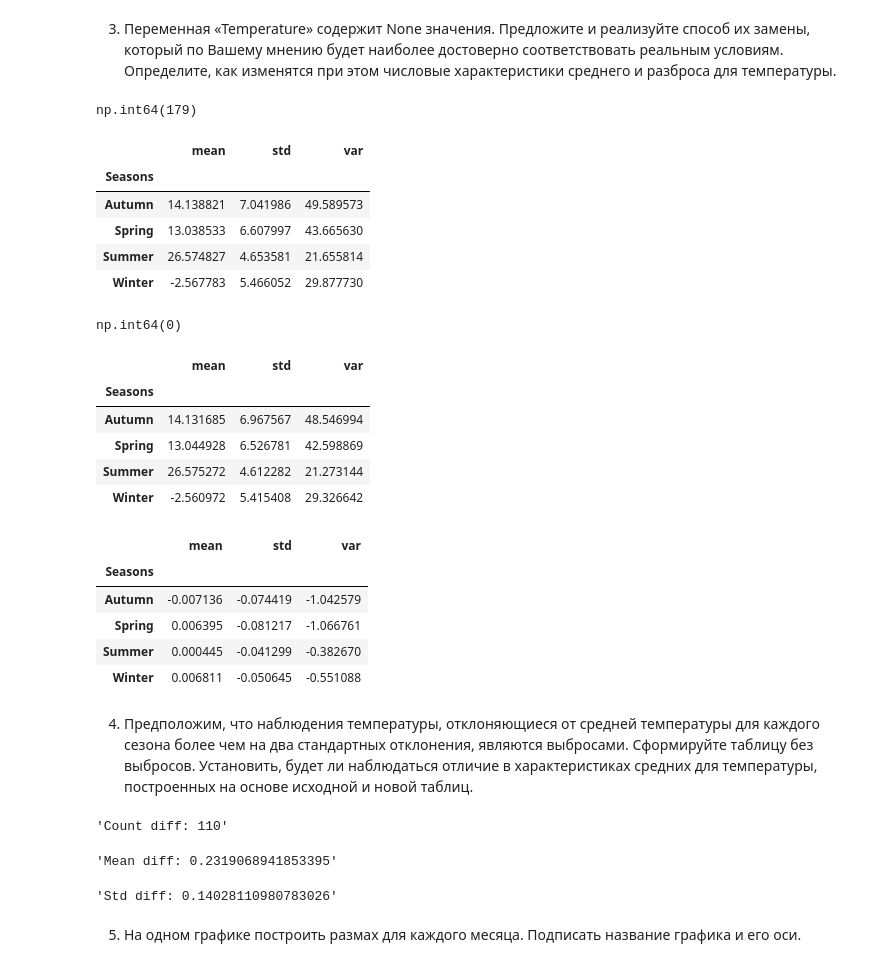
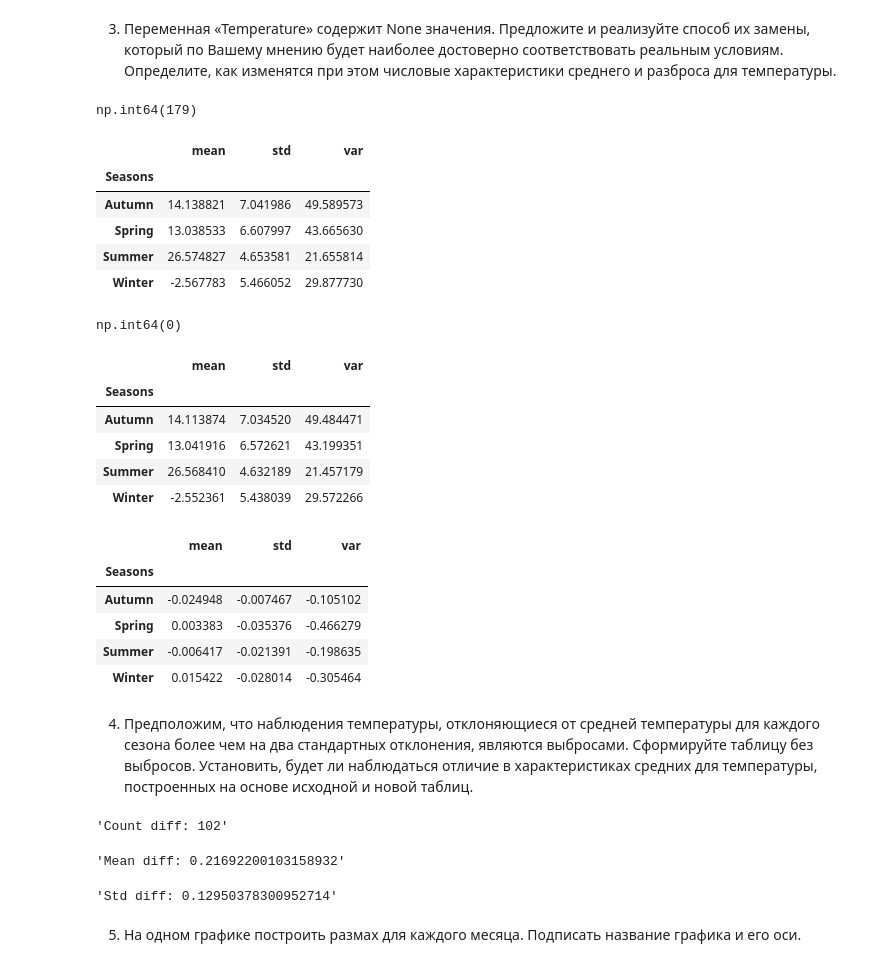
Before and after one commit to Qweyke/class-stat-methods-of-info-processing, a Jupyter notebook: lab_4/numerical_chars.ipynb, the cells around one changed output. Drawn from its saved outputs; the diff is of its cells as text; code cells hidden in the pictures.

```diff
--- a/lab_4/numerical_chars.ipynb
+++ b/lab_4/numerical_chars.ipynb
@@ -53,41 +53,45 @@ seasons_groupby.describe()
 # %%
 display(bikes_df['Temperature'].isna().sum())
 
 stats_before = seasons_groupby.agg(['mean', 'std', 'var'])
 display(stats_before)
 
-bikes_df['Temperature'] = seasons_groupby.transform(lambda temps: temps.fillna(temps.median()))
+
+bikes_df['Date'] = pd.to_datetime(bikes_df['Date'], dayfirst=True)
+bikes_df['Week_Number'] = bikes_df['Date'].dt.isocalendar().week
+
+bikes_df['Temperature'] = bikes_df.groupby('Week_Number')['Temperature'].transform(lambda x: x.fillna(x.median()))
 
 
 seasons_groupby_new = bikes_df.groupby('Seasons')['Temperature']
 stats_after = seasons_groupby_new.agg(['mean', 'std', 'var'])
 display(bikes_df['Temperature'].isna().sum())
 display(stats_after)
 
 diff = stats_after - stats_before
 
 display(diff)
 # %% [output]
 np.int64(179)
 |  | mean | std | var |
 | Seasons |  |  |  |
 | Autumn | 14.138821 | 7.041986 | 49.589573 |
 | Spring | 13.038533 | 6.607997 | 43.665630 |
 | Summer | 26.574827 | 4.653581 | 21.655814 |
 | Winter | -2.567783 | 5.466052 | 29.877730 |
 np.int64(0)
 |  | mean | std | var |
 | Seasons |  |  |  |
-| Autumn | 14.131685 | 6.967567 | 48.546994 |
-| Spring | 13.044928 | 6.526781 | 42.598869 |
-| Summer | 26.575272 | 4.612282 | 21.273144 |
-| Winter | -2.560972 | 5.415408 | 29.326642 |
+| Autumn | 14.113874 | 7.034520 | 49.484471 |
+| Spring | 13.041916 | 6.572621 | 43.199351 |
+| Summer | 26.568410 | 4.632189 | 21.457179 |
+| Winter | -2.552361 | 5.438039 | 29.572266 |
 |  | mean | std | var |
 | Seasons |  |  |  |
-| Autumn | -0.007136 | -0.074419 | -1.042579 |
-| Spring | 0.006395 | -0.081217 | -1.066761 |
-| Summer | 0.000445 | -0.041299 | -0.382670 |
-| Winter | 0.006811 | -0.050645 | -0.551088 |
+| Autumn | -0.024948 | -0.007467 | -0.105102 |
+| Spring | 0.003383 | -0.035376 | -0.466279 |
+| Summer | -0.006417 | -0.021391 | -0.198635 |
+| Winter | 0.015422 | -0.028014 | -0.305464 |
 # %% [markdown]
 4) Предположим, что наблюдения температуры, отклоняющиеся от средней температуры для каждого сезона более чем на два стандартных отклонения, являются выбросами.
 Сформируйте таблицу без выбросов. Установить, будет ли наблюдаться отличие в характеристиках средних для температуры, построенных на основе исходной и новой
@@ -103,9 +107,9 @@ display(f"Count diff: {len(bikes_df)- len(bikes_df_no_outliers)}")
 display(f"Mean diff: {bikes_df['Temperature'].mean() - bikes_df_no_outliers['Temperature'].mean()}")
 display(f"Std diff: {bikes_df['Temperature'].std() - bikes_df_no_outliers['Temperature'].std()}")
 # %% [output]
-'Count diff: 110'
+'Count diff: 102'
-'Mean diff: 0.2319068941853395'
+'Mean diff: 0.21692200103158932'
-'Std diff: 0.14028110980783026'
+'Std diff: 0.12950378300952714'
 # %% [markdown]
 5) На одном графике построить размах для каждого месяца. Подписать название графика и его оси.
 # %%
```
Also changed, not shown: parts of 4 cells of this notebook.
